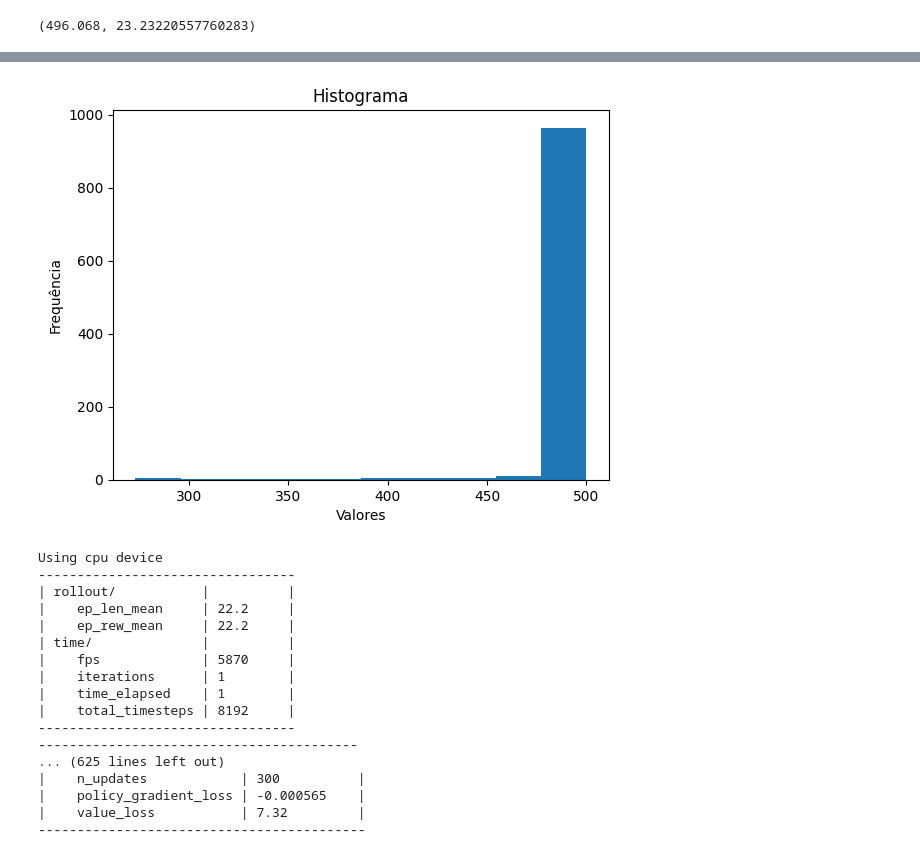
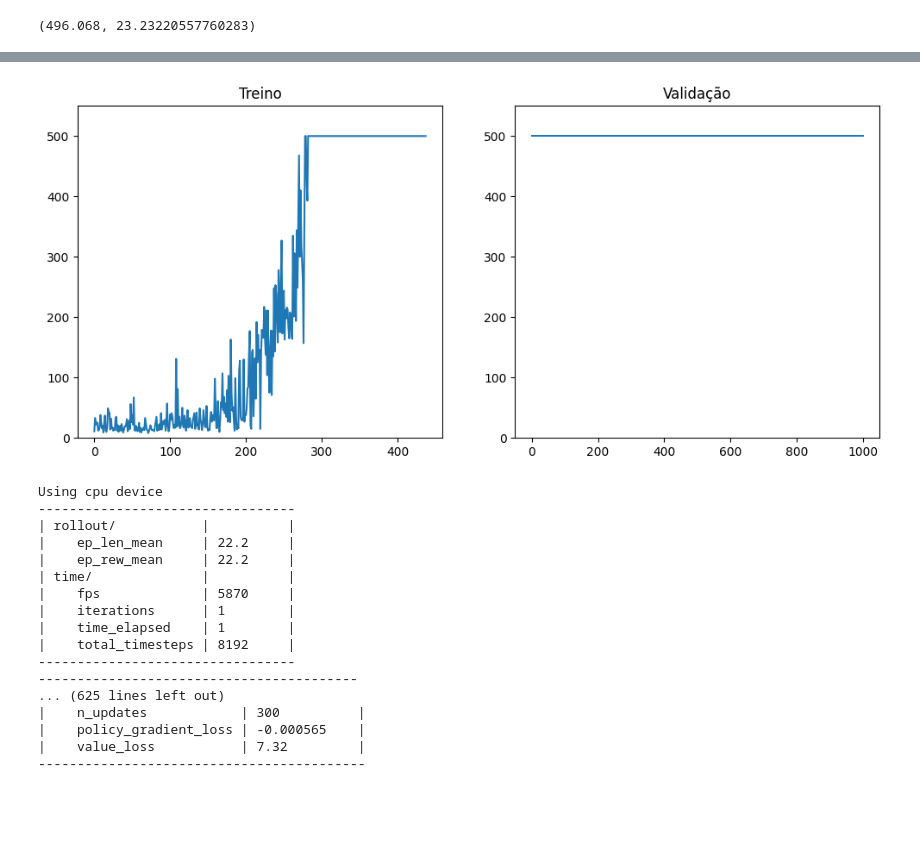
Before and after one commit to Ploita/Dissertacao, a Jupyter notebook: Baselines.ipynb, the cells around one changed output, grey strips where cells are left out. Cells and saved outputs as stored; diff of their text form; code cells hidden in the pictures; blank space fills up the shorter version.

```diff
--- a/Baselines.ipynb
+++ b/Baselines.ipynb
@@ -112,8 +95,0 @@ plt.show()
-# %%
-plt.hist(rewards)
-plt.title('Histograma')
-plt.xlabel('Valores')
-plt.ylabel('Frequência')
-plt.show()
-# %% [output]
-[figure, removed]
@@ -119,0 +138,19 @@ plt.show()
+# %%
+import matplotlib.pyplot as plt
+import numpy as np
+
+train_rewards = np.array(env.get_episode_rewards())
+eval_rewards = np.array(eval_env.get_episode_rewards())
+
+figs, axs = plt.subplots(1,2, figsize=(12, 5))
+axs[0].plot(train_rewards)
+axs[0].set_ylim(0, 550)
+axs[0].set_title('Treino')
+
+axs[1].plot(eval_rewards)
+axs[1].set_ylim(0, 550)
+axs[1].set_title('Validação')
+
+plt.show()
+# %% [output]
+[figure, added]
```
Also changed, not shown: parts of 5 cells of this notebook, 1 other file.
